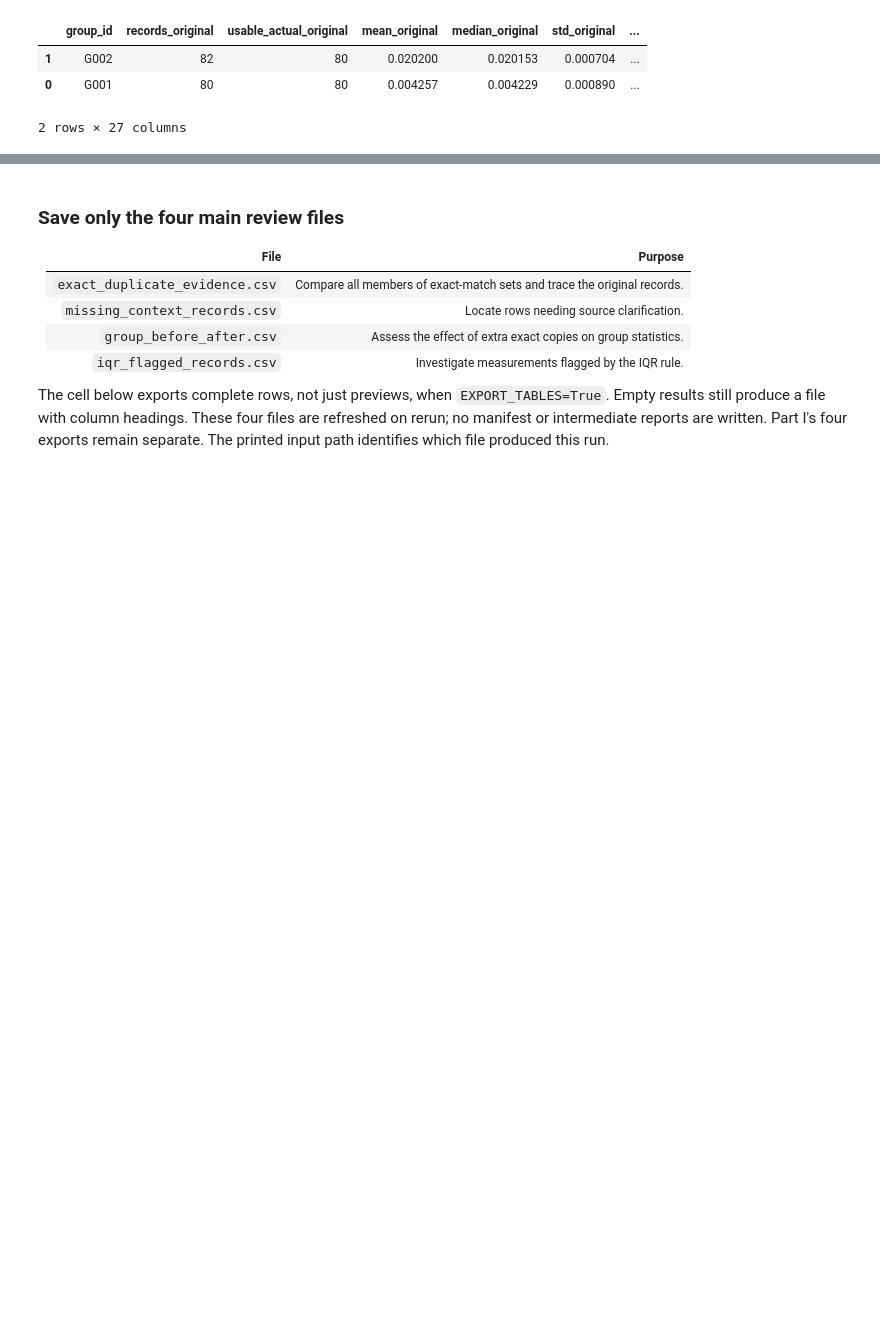
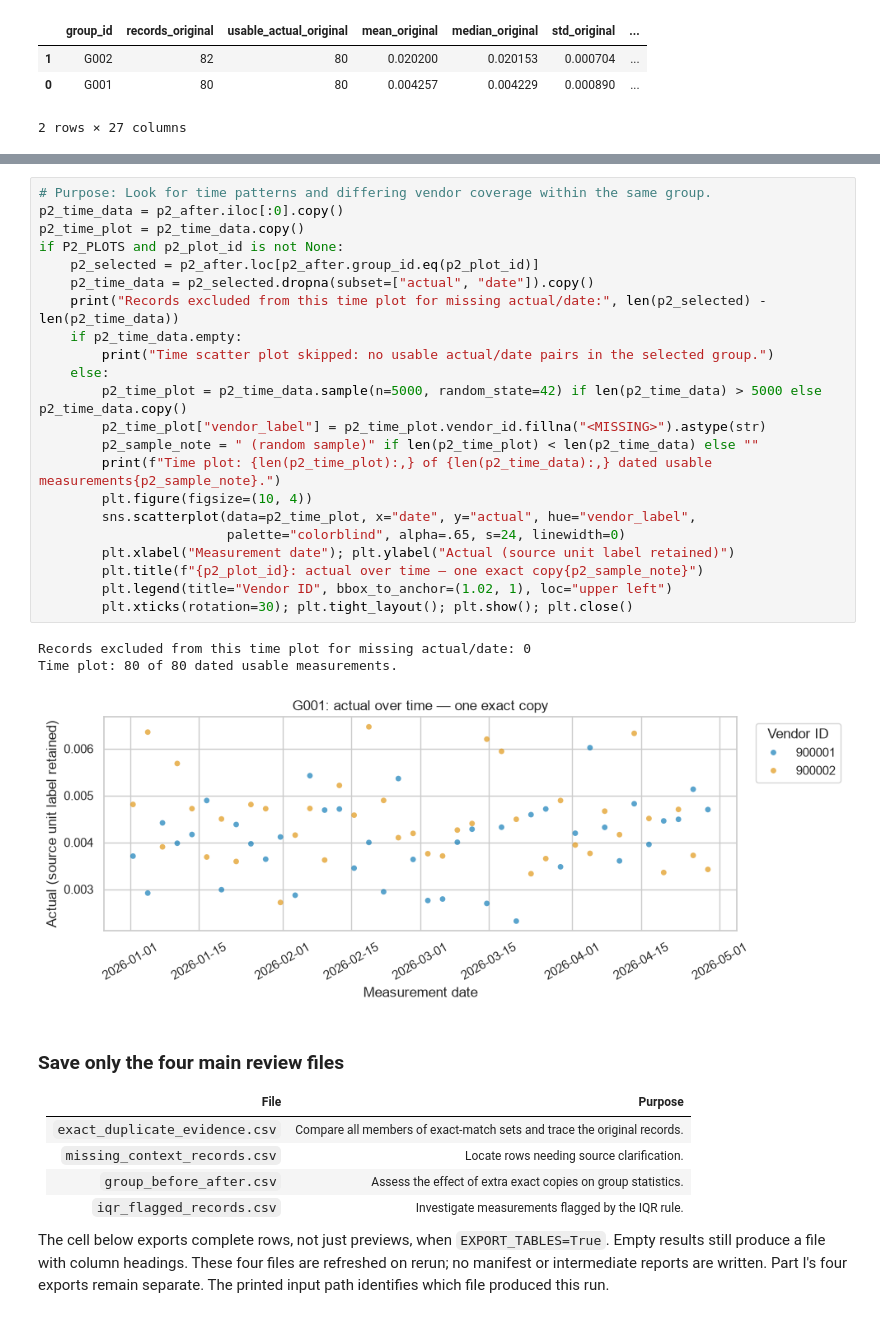
Before and after one commit to testcode851/Scripts, a Jupyter notebook: DSA/manufacturing_initial_eda_all_combinations.ipynb, the cells around one changed output, grey strips where cells are left out. Drawn from its saved outputs; the diff is of its cells as text; blank space fills up the shorter version.

```diff
--- a/DSA/manufacturing_initial_eda_all_combinations.ipynb
+++ b/DSA/manufacturing_initial_eda_all_combinations.ipynb
@@ -804,6 +905,32 @@ Vendor summary after retaining one exact copy (missing vendor IDs remain visible
 | 1 | G001 | 900002 | 40 | 40 | 0.004448 | 0.000902 | descriptive only; independence un... | Key 040 .010 Profile Total_5 | 4A1206 | ... |
 | 2 | G002 | 900001 | 40 | 38 | 0.020068 | 0.000855 | descriptive only; independence un... | _090_1 | 4A1534 | ... |
 | 3 | G002 | 900002 | 40 | 40 | 0.020310 | 0.000529 | descriptive only; independence un... | _090_1 | 4A1534 | ... |
+# %%
+# Purpose: Look for time patterns and differing vendor coverage within the same group.
+p2_time_data = p2_after.iloc[:0].copy()
+p2_time_plot = p2_time_data.copy()
+if P2_PLOTS and p2_plot_id is not None:
+    p2_selected = p2_after.loc[p2_after.group_id.eq(p2_plot_id)]
+    p2_time_data = p2_selected.dropna(subset=["actual", "date"]).copy()
+    print("Records excluded from this time plot for missing actual/date:", len(p2_selected) - len(p2_time_data))
+    if p2_time_data.empty:
+        print("Time scatter plot skipped: no usable actual/date pairs in the selected group.")
+    else:
+        p2_time_plot = p2_time_data.sample(n=5000, random_state=42) if len(p2_time_data) > 5000 else p2_time_data.copy()
+        p2_time_plot["vendor_label"] = p2_time_plot.vendor_id.fillna("<MISSING>").astype(str)
+        p2_sample_note = " (random sample)" if len(p2_time_plot) < len(p2_time_data) else ""
+        print(f"Time plot: {len(p2_time_plot):,} of {len(p2_time_data):,} dated usable measurements{p2_sample_note}.")
+        plt.figure(figsize=(10, 4))
+        sns.scatterplot(data=p2_time_plot, x="date", y="actual", hue="vendor_label",
+                        palette="colorblind", alpha=.65, s=24, linewidth=0)
+        plt.xlabel("Measurement date"); plt.ylabel("Actual (source unit label retained)")
+        plt.title(f"{p2_plot_id}: actual over time — one exact copy{p2_sample_note}")
+        plt.legend(title="Vendor ID", bbox_to_anchor=(1.02, 1), loc="upper left")
+        plt.xticks(rotation=30); plt.tight_layout(); plt.show(); plt.close()
+# %% [output]
+Records excluded from this time plot for missing actual/date: 0
+Time plot: 80 of 80 dated usable measurements.
+[figure, added]
 # %% [markdown]
 ### Save only the four main review files
 
```
Also changed, not shown: parts of 6 cells of this notebook.
